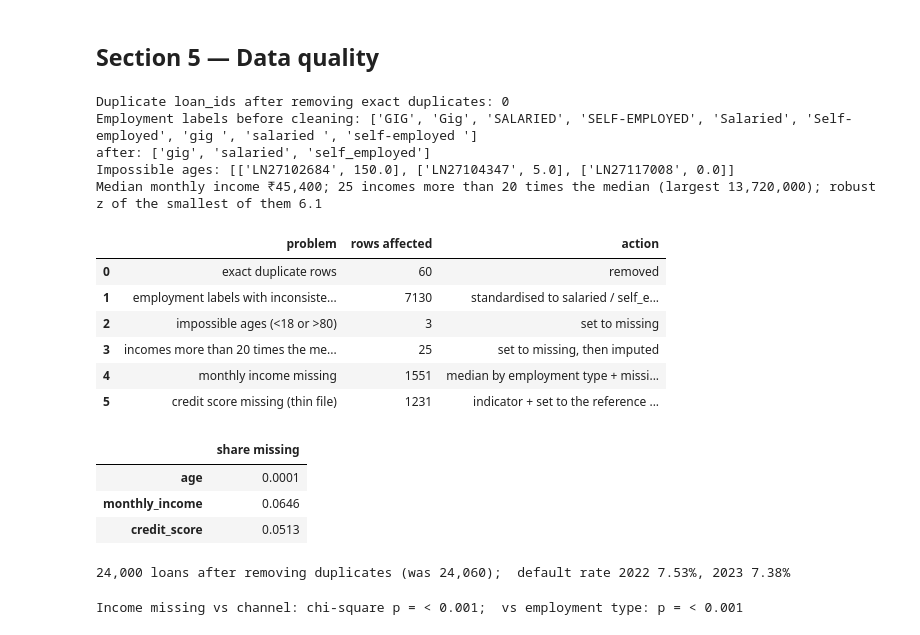
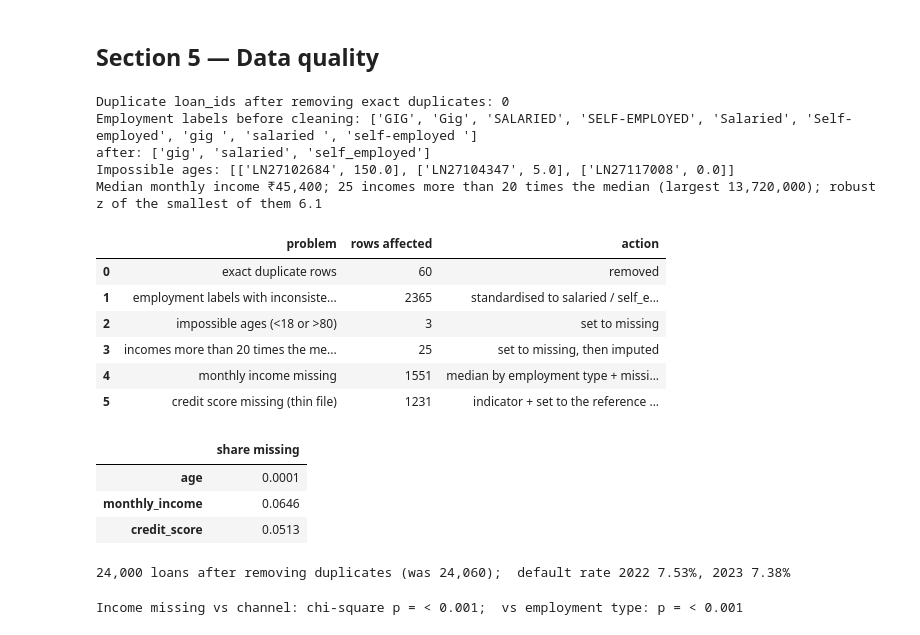
Before and after one commit to DhyanendraSinghSikarwar/case_studies, a Jupyter notebook: stats_case_study/case_studies/27_capstone_loan_default_drivers/notebooks/01_analysis.ipynb, the cells around one changed output. Drawn from its saved outputs; the diff is of its cells as text; code cells hidden in the pictures.

```diff
--- a/stats_case_study/case_studies/27_capstone_loan_default_drivers/notebooks/01_analysis.ipynb
+++ b/stats_case_study/case_studies/27_capstone_loan_default_drivers/notebooks/01_analysis.ipynb
@@ -123,35 +123,35 @@ dups = raw.duplicated(keep="first").sum(); log.append(("exact duplicate rows", i
 df = raw.drop_duplicates().reset_index(drop=True)
 print(f"Duplicate loan_ids after removing exact duplicates: {df.loan_id.duplicated().sum()}")
 print("Employment labels before cleaning:", sorted(df.employment_type.unique()))
 df["employment_type"] = df["employment_type"].str.strip().str.lower().str.replace("-", "_")
 print("after:", sorted(df.employment_type.unique()))
-log.append(("employment labels with inconsistent case or spaces", int((raw.drop_duplicates().employment_type != raw.drop_duplicates().employment_type.str.strip().str.title().str.replace("Self-employed", "Self-employed")).sum()), "standardised to salaried / self_employed / gig"))
+log.append(("employment labels with inconsistent case or spaces", int((~raw.drop_duplicates().employment_type.isin(["Salaried", "Self-employed", "Gig"])).sum()), "standardised to salaried / self_employed / gig"))
 bad_age = df[(df.age < 18) | (df.age > 80)]
 print("Impossible ages:", bad_age[["loan_id", "age"]].values.tolist())
 log.append(("impossible ages (<18 or >80)", len(bad_age), "set to missing"))
 df.loc[(df.age < 18) | (df.age > 80), "age"] = np.nan
 med_inc = df.monthly_income.median()
 lg = np.log(df.monthly_income); z = (lg - lg.median()) / (1.4826 * (lg - lg.median()).abs().median())
 typo = df[(df.monthly_income > 20 * med_inc)]
 print(f"Median monthly income ₹{med_inc:,.0f}; {len(typo)} incomes more than 20 times the median (largest {df.monthly_income.max():,.0f}); robust z of the smallest of them {z[typo.index].min():.1f}")
 log.append(("incomes more than 20 times the median (two extra zeros)", len(typo), "set to missing, then imputed"))
 df.loc[typo.index, "monthly_income"] = np.nan
 miss = df.isna().mean().rename("share missing").to_frame(); miss = miss[miss["share missing"] > 0]
 log.append(("monthly income missing", int(df.monthly_income.isna().sum()), "median by employment type + missing indicator"))
 log.append(("credit score missing (thin file)", int(df.credit_score.isna().sum()), "indicator + set to the reference value 650"))
 dq = pd.DataFrame(log, columns=["problem", "rows affected", "action"]); save_table(dq, "data_cleaning_log", PATHS["tables"], index=False)
 display(dq); display(miss)
 df["year"] = df.application_date.str[:4].astype(int)
 print(f"{len(df):,} loans after removing duplicates (was {n0:,});  default rate 2022 {df[df.year == 2022].defaulted_12m.mean():.2%}, 2023 {df[df.year == 2023].defaulted_12m.mean():.2%}")
 # %% [output]
 Duplicate loan_ids after removing exact duplicates: 0
 Employment labels before cleaning: ['GIG', 'Gig', 'SALARIED', 'SELF-EMPLOYED', 'Salaried', 'Self-employed', 'gig ', 'salaried ', 'self-employed ']
 after: ['gig', 'salaried', 'self_employed']
 Impossible ages: [['LN27102684', 150.0], ['LN27104347', 5.0], ['LN27117008', 0.0]]
 Median monthly income ₹45,400; 25 incomes more than 20 times the median (largest 13,720,000); robust z of the smallest of them 6.1
 |  | problem | rows affected | action |
 | 0 | exact duplicate rows | 60 | removed |
-| 1 | employment labels with inconsiste... | 7130 | standardised to salaried / self_e... |
+| 1 | employment labels with inconsiste... | 2365 | standardised to salaried / self_e... |
 | 2 | impossible ages (<18 or >80) | 3 | set to missing |
 | 3 | incomes more than 20 times the me... | 25 | set to missing, then imputed |
 | 4 | monthly income missing | 1551 | median by employment type + missi... |
```
Also changed, not shown: parts of 17 cells of this notebook, 17 other files.
